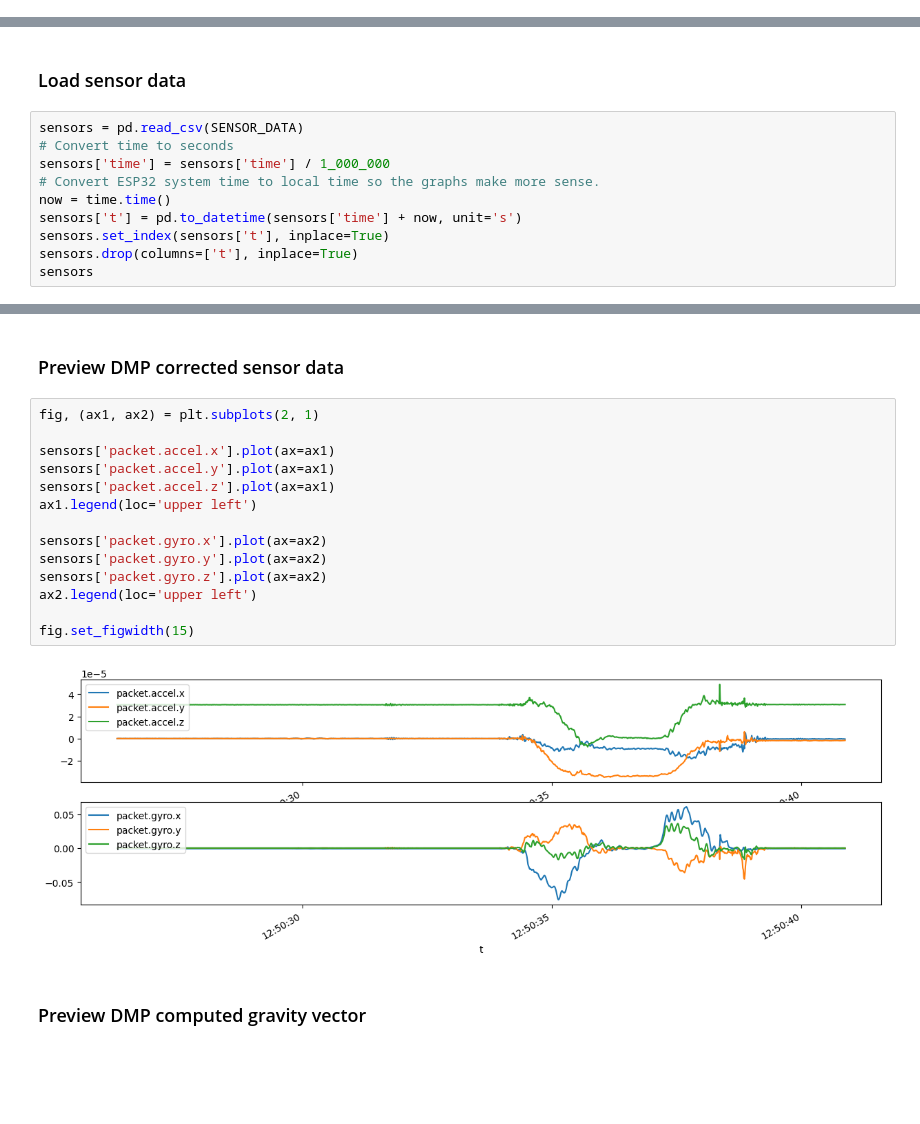
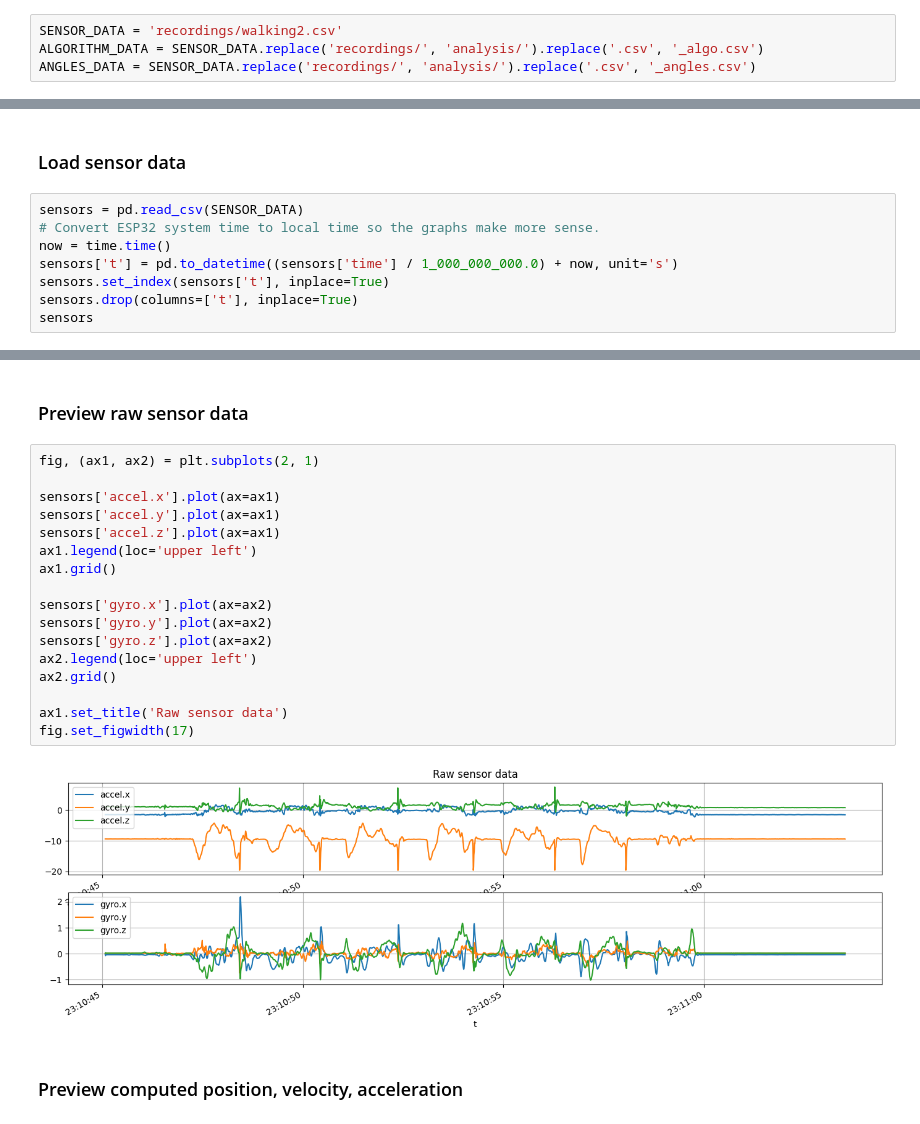
Before and after one commit to MatthijsReyers/gait-analyzer, a Jupyter notebook: test-processing/analysis.ipynb, the cells around one changed output, grey strips where cells are left out. Drawn from its saved outputs; the diff is of its cells as text; blank space fills up the shorter version.

```diff
--- a/test-processing/analysis.ipynb
+++ b/test-processing/analysis.ipynb
@@ -29,0 +26,4 @@ GRAVITY_FILE = f'analysis/{FOLDER}/gravity.csv'
+# %%
+SENSOR_DATA = 'recordings/walking2.csv'
+ALGORITHM_DATA = SENSOR_DATA.replace('recordings/', 'analysis/').replace('.csv', '_algo.csv')
+ANGLES_DATA = SENSOR_DATA.replace('recordings/', 'analysis/').replace('.csv', '_angles.csv')
@@ -54,11 +59,9 @@ warning: `lib-mpu6050` (lib) generated 3 warnings
 ### Load sensor data
 # %%
 sensors = pd.read_csv(SENSOR_DATA)
-# Convert time to seconds
-sensors['time'] = sensors['time'] / 1_000_000
 # Convert ESP32 system time to local time so the graphs make more sense.
 now = time.time()
-sensors['t'] = pd.to_datetime(sensors['time'] + now, unit='s')
+sensors['t'] = pd.to_datetime((sensors['time'] / 1_000_000_000.0) + now, unit='s')
 sensors.set_index(sensors['t'], inplace=True)
 sensors.drop(columns=['t'], inplace=True)
 sensors
@@ -80,20 +101,23 @@ sensors
 # %% [markdown]
-### Preview DMP corrected sensor data
+### Preview raw sensor data
 # %%
 fig, (ax1, ax2) = plt.subplots(2, 1)
 
-sensors['packet.accel.x'].plot(ax=ax1)
-sensors['packet.accel.y'].plot(ax=ax1)
-sensors['packet.accel.z'].plot(ax=ax1)
+sensors['accel.x'].plot(ax=ax1)
+sensors['accel.y'].plot(ax=ax1)
+sensors['accel.z'].plot(ax=ax1)
 ax1.legend(loc='upper left')
+ax1.grid()
 
-sensors['packet.gyro.x'].plot(ax=ax2)
-sensors['packet.gyro.y'].plot(ax=ax2)
-sensors['packet.gyro.z'].plot(ax=ax2)
+sensors['gyro.x'].plot(ax=ax2)
+sensors['gyro.y'].plot(ax=ax2)
+sensors['gyro.z'].plot(ax=ax2)
 ax2.legend(loc='upper left')
+ax2.grid()
 
-fig.set_figwidth(15)
+ax1.set_title('Raw sensor data')
+fig.set_figwidth(17)
 # %% [output]
-[figure, old version]
+[figure, new version]
 # %% [markdown]
-### Preview DMP computed gravity vector
+### Preview computed position, velocity, acceleration
```
Also changed, not shown: parts of 19 cells of this notebook, 3 other files.
